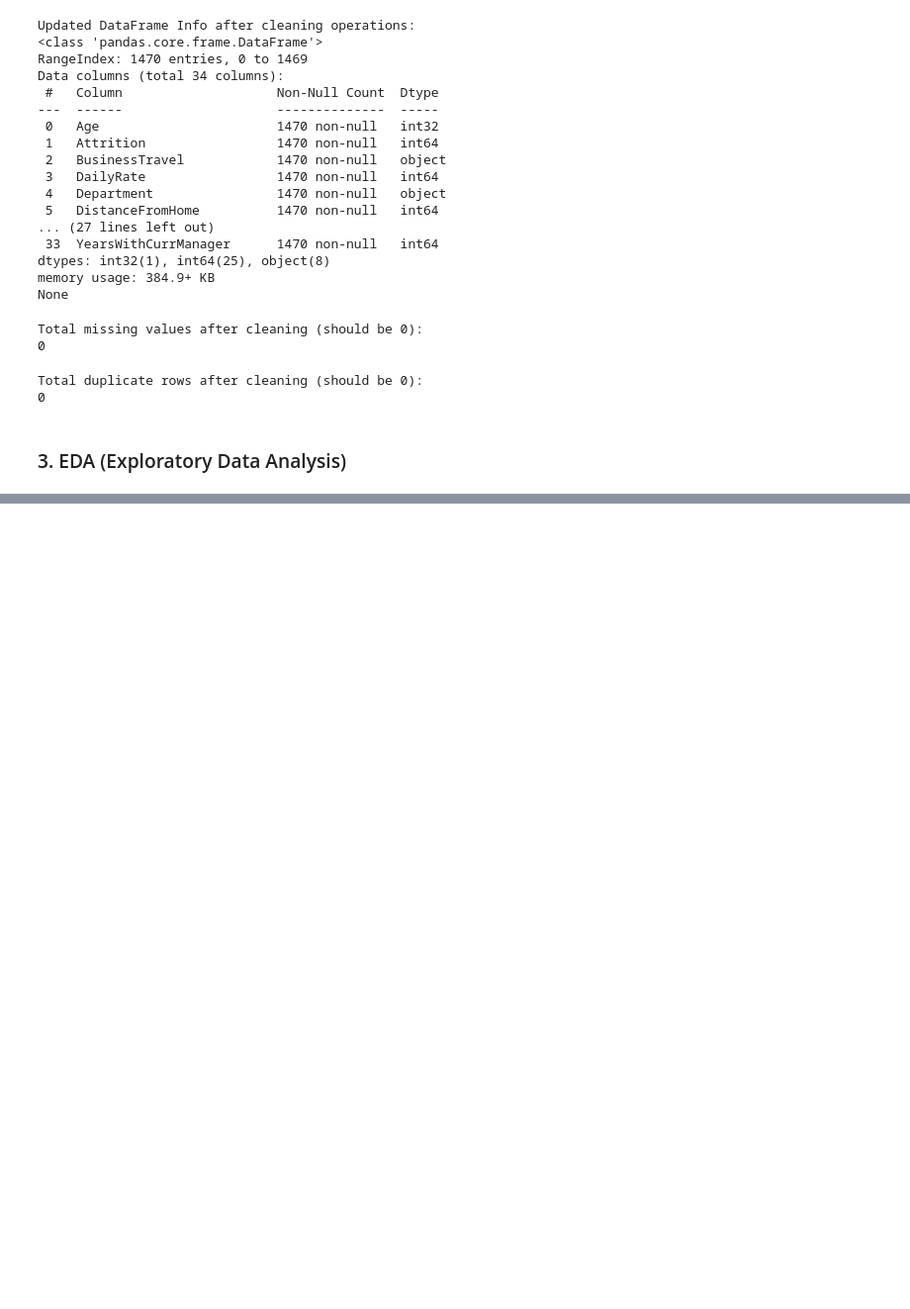
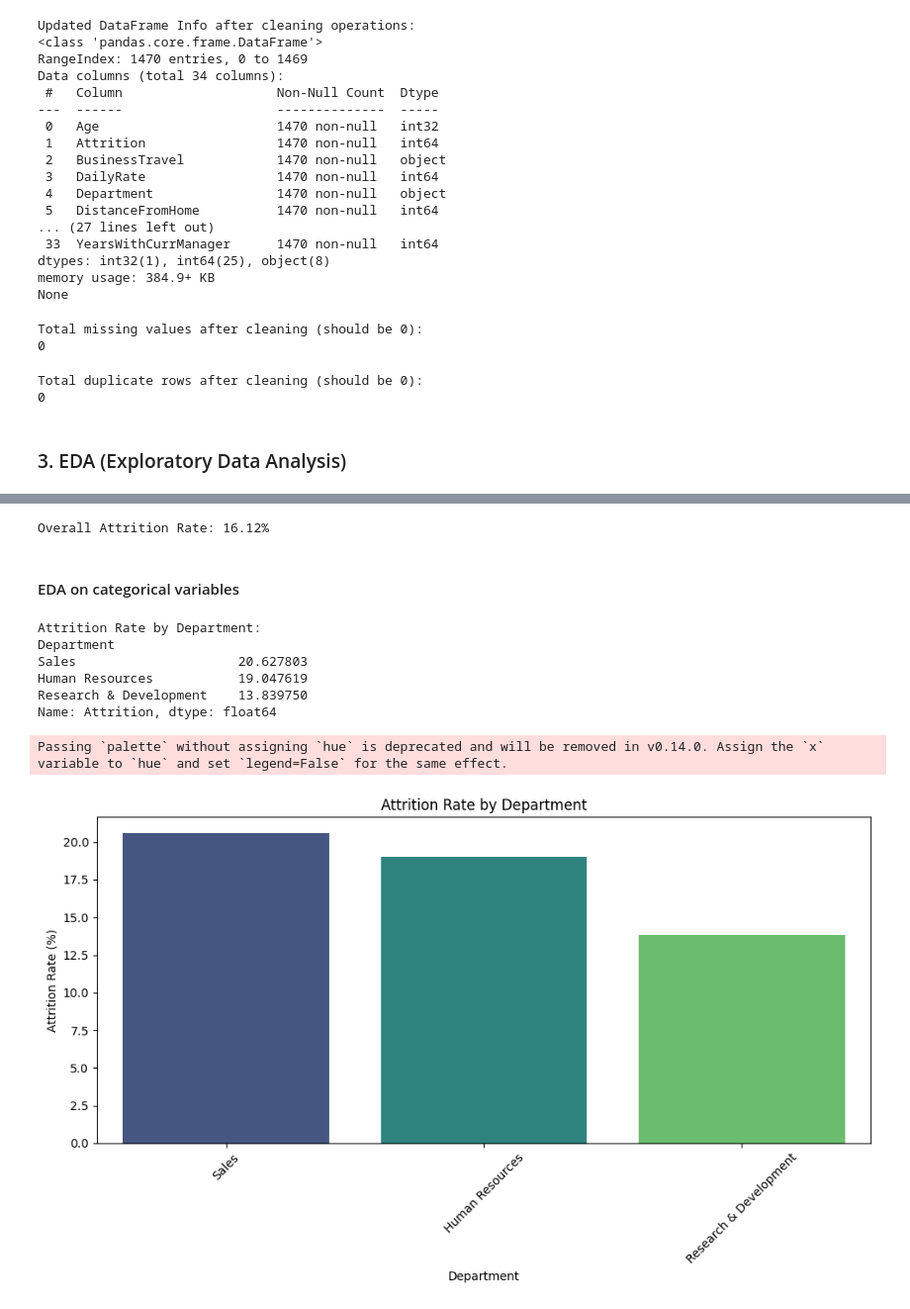
Before and after one commit to sridharreddy7831/HR_Data_Analysis, a Jupyter notebook: Notebooks/HR_Data_Analysis.ipynb, the cells around one changed output, grey strips where cells are left out. Shown: that part at 99% size. Saved outputs shown, nothing was run; the diff lists cells and outputs as text; code cells hidden in the pictures; blank space fills up the shorter version.

```diff
--- a/Notebooks/HR_Data_Analysis.ipynb
+++ b/Notebooks/HR_Data_Analysis.ipynb
@@ -222,0 +249,42 @@ Total duplicate rows after cleaning (should be 0):
+# %%
+# Calculate the overall attrition rate from the 'Attrition' column (where 1=Yes, 0=No).
+# `.mean()` calculates the proportion of 'Yes' (1s), and multiplying by 100 gives a percentage.
+overall_attrition_rate = df['Attrition'].mean() * 100
+# Print the calculated overall attrition rate, formatted to two decimal places.
+print(f"Overall Attrition Rate: {overall_attrition_rate:.2f}%")
+# %% [output]
+Overall Attrition Rate: 16.12%
+# %% [markdown]
+#### EDA on categorical variables
+# %%
+# Calculate the mean attrition rate for each 'Department' and sort in descending order.
+# Multiplying by 100 converts the proportion to a percentage.
+attrition_by_department = df.groupby('Department')['Attrition'].mean().sort_values(ascending=False) * 100
+# Print the attrition rates for each department.
+print("\nAttrition Rate by Department:")
+print(attrition_by_department)
+# %% [output]
+Attrition Rate by Department:
+Department
+Sales                     20.627803
+Human Resources           19.047619
+Research & Development    13.839750
+Name: Attrition, dtype: float64
+# %%
+# create a new figure with a specified size
+plt.figure(figsize=(10,6))
+
+# creating the bar plot using seaborn
+# Departments -> X-axis
+# attrition -> Y-axis
+sns.barplot(x=attrition_by_department.index, y=attrition_by_department.values, palette = 'viridis')
+
+plt.title('Attrition Rate by Department')
+plt.xlabel('Department')
+plt.ylabel('Attrition Rate (%)')
+plt.xticks(rotation=45)
+plt.tight_layout()
+plt.show()
+# %% [output]
+Passing `palette` without assigning `hue` is deprecated and will be removed in v0.14.0. Assign the `x` variable to `hue` and set `legend=False` for the same effect.
+[figure, added]
```
Also changed, not shown: parts of 6 cells of this notebook.
